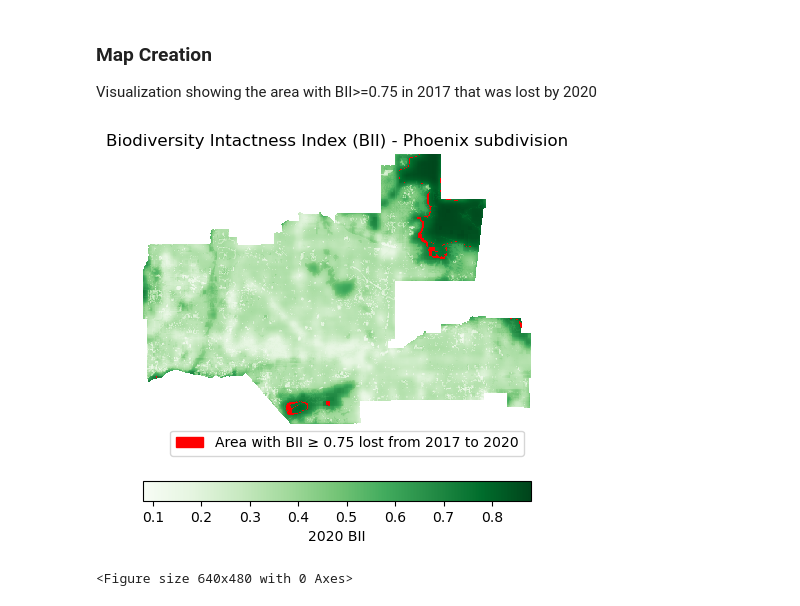
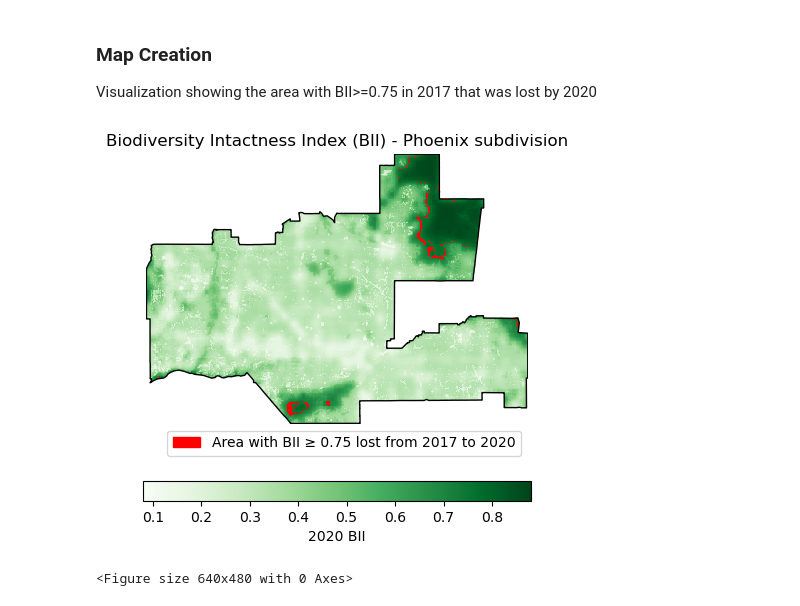
Before and after one commit to hazelvaq/Maricopa-Arizona-Changes-in-Biodiversity-Intactness-Index-, a Jupyter notebook: phoenix_bii_changes.ipynb, the cells around one changed output. Cells and saved outputs as stored; diff of their text form; code cells hidden in the pictures.

Commit message:
update image

```diff
--- a/phoenix_bii_changes.ipynb
+++ b/phoenix_bii_changes.ipynb
@@ -290,21 +291,26 @@ bi_difference.plot(cmap=cmap, add_colorbar = False)
 Visualization showing the area with BII>=0.75 in 2017 that was lost by 2020
 # %%
 fig, ax = plt.subplots(figsize = (5,5))
-# ------------------------------------------------------------------------------------
+
 ax.axis("off")
 
 # ---------------------- BII 2017 map ------------------------------------------------
-bi_2020.plot(ax=ax, cmap='Greens', cbar_kwargs={"location": "bottom", 'label': "2020 BII"})
+bi_2020.plot(ax=ax, cmap='Greens',
+             cbar_kwargs={"location": "bottom", 'label': "2020 BII"},)
 # ----- Area with BII ≥ 0.75 lost from 2017 to 2020 ----------------------------------
 bi_difference.plot(cmap=cmap, add_colorbar = False)
 bi_patches = mpatches.Patch(color = "red",
                            label = "Area with BII ≥ 0.75 lost from 2017 to 2020")
+
+# --------------------- Add Phoenix base map ----------------------------------------
+phoenix.plot(ax = ax,color = "none", linewidth = 1)
+
 # ----Legend -------------------------------------------------------------------------
 ax.legend(handles = [bi_patches], loc='upper right', bbox_to_anchor=(1,0))
 ax.set_title("Biodiversity Intactness Index (BII) - Phoenix subdivision")
 
 plt.show()
-plt.savefig('images/bii_phoenix.png',bbox_inches = 'tight',dpi = 100)
+plt.savefig('images/bii_phoenix.png')
 # %% [output]
-[figure, old version]
+[figure, new version]
 <Figure size 640x480 with 0 Axes>
```
Also changed, not shown: parts of 1 cell of this notebook, 1 other file.
